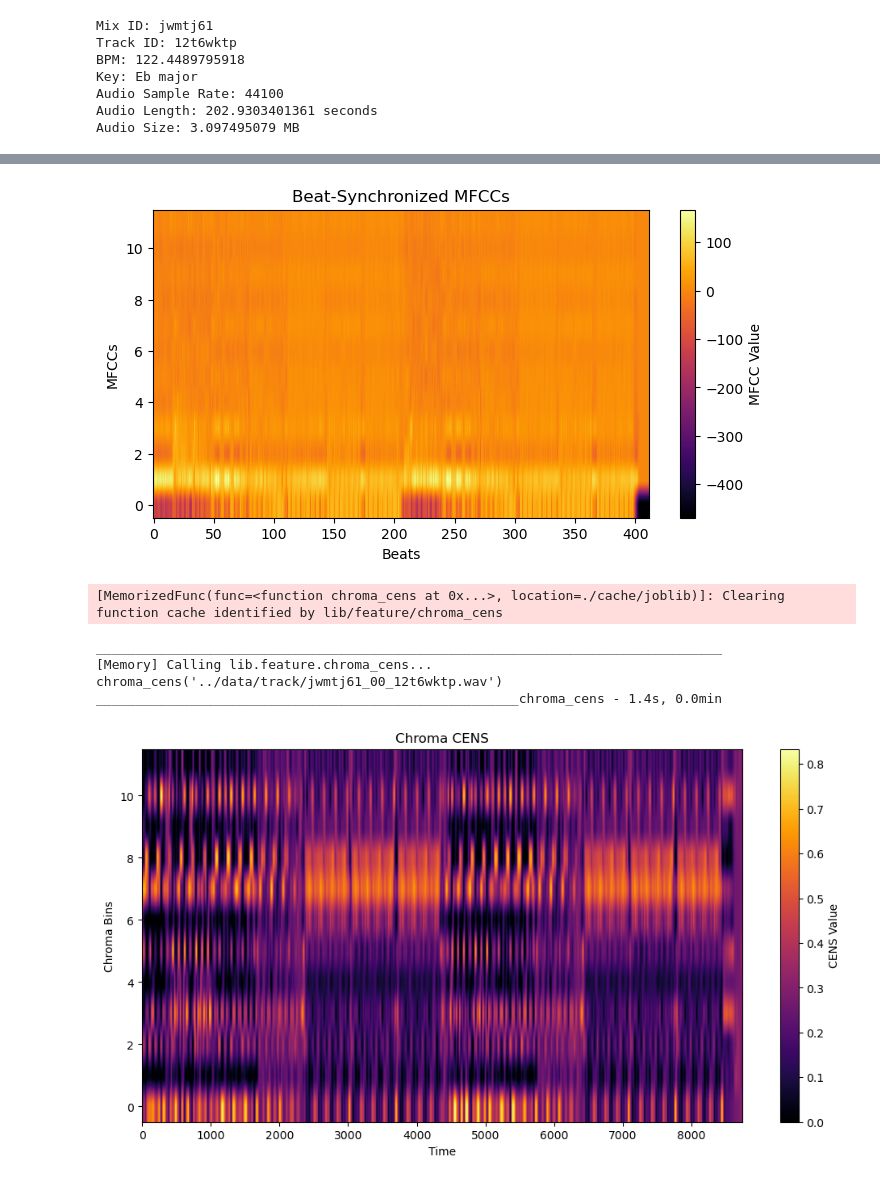
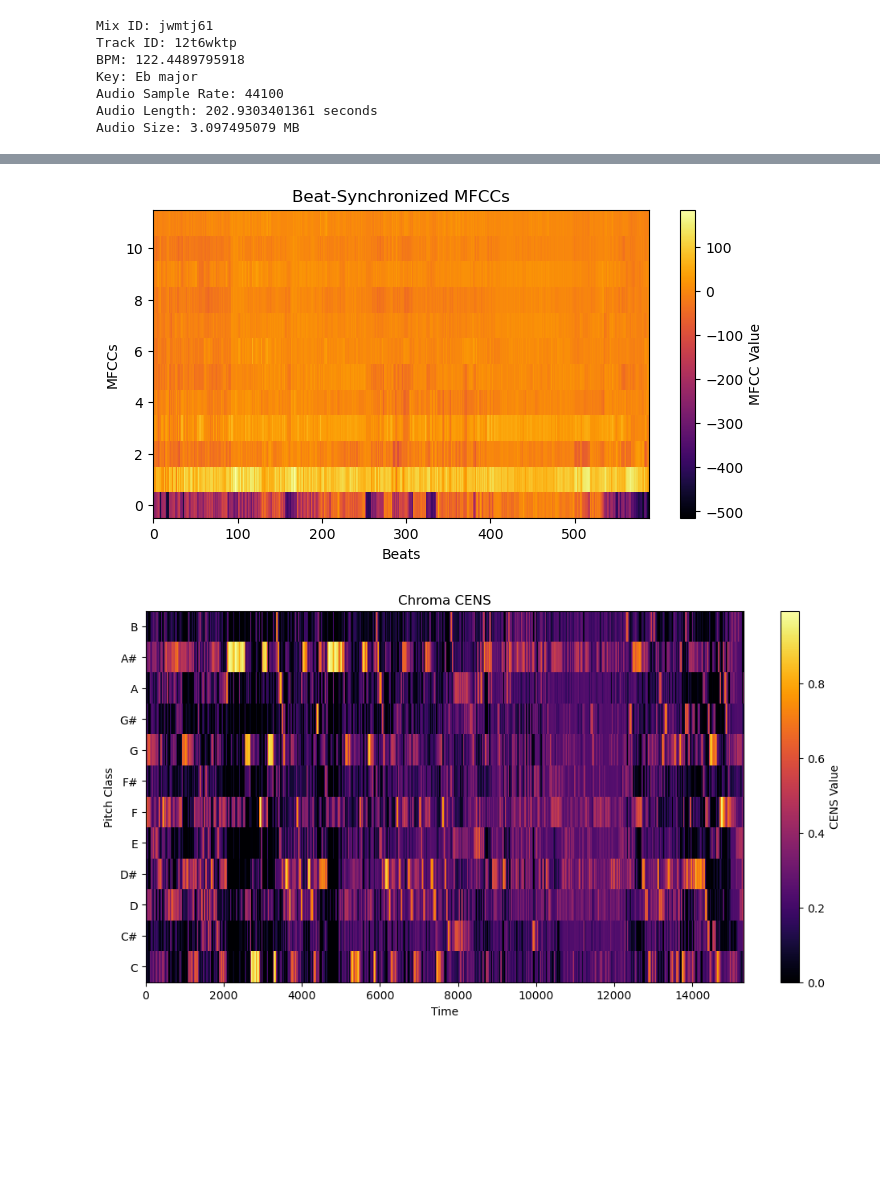
Before and after one commit to michaelhein39/dj-transition-predictor, a Jupyter notebook: notebooks/features_eda.ipynb, the cells around one changed output, grey strips where cells are left out. Cells and saved outputs as stored; diff of their text form; code cells hidden in the pictures; blank space fills up the shorter version.

Commit message:
new chroma_cqt

```diff
--- a/notebooks/features_eda.ipynb
+++ b/notebooks/features_eda.ipynb
@@ -10,7 +10,7 @@ sys.path.insert(0, '../')
 import lib.feature as ft
 # %%
 # Load the audio file
-audio_path = '../data/track/jwmtj61_00_12t6wktp.wav'
+audio_path = '../data/misc_songs/Bohemian Rhapsody.mp3'
 audio_signal, sr = librosa.load(audio_path)
 # %%
 # Data on this track from tracks.csv
@@ -153,33 +144,32 @@ beat_mfccs = ft.beat_mfcc(audio_path)
 
 # Create an image of the beat MFCCs
 plt.figure(figsize=(8, 4))
-plt.imshow(beat_mfccs, cmap='inferno', origin='lower', aspect='auto')
+plt.imshow(beat_mfccs, cmap='inferno', origin='lower', aspect='auto', interpolation='none')
 plt.xlabel('Beats')
 plt.ylabel('MFCCs')
-plt.title('Beat-Synchronized MFCCs')
+plt.title('Beat-Aggregated MFCCs')
 plt.colorbar(label='MFCC Value')
 plt.show()
 # %% [output]
-[figure, old version]
+[figure, new version]
 # %%
 # Compute chroma CENS
 chroma_cens = ft.chroma_cens(audio_path)
 
 # Create an image of the chroma CENS
 plt.figure(figsize=(12, 6))
-plt.imshow(chroma_cens, cmap='inferno', origin='lower', aspect='auto')
+plt.imshow(chroma_cens, cmap='inferno', origin='lower', aspect='auto', interpolation='none')
+
+pitch_classes = ['C', 'C#', 'D', 'D#', 'E', 'F', 'F#', 'G', 'G#', 'A', 'A#', 'B']
+plt.yticks(np.arange(12), pitch_classes)
+plt.ylabel('Pitch Class')
+
 plt.xlabel('Time')
-plt.ylabel('Chroma Bins')
 plt.title('Chroma CENS')
 plt.colorbar(label='CENS Value')
 plt.show()
 # %% [output]
-[MemorizedFunc(func=<function chroma_cens at 0x...>, location=./cache/joblib)]: Clearing function cache identified by lib/feature/chroma_cens
-________________________________________________________________________________
-[Memory] Calling lib.feature.chroma_cens...
-chroma_cens('../data/track/jwmtj61_00_12t6wktp.wav')
-______________________________________________________chroma_cens - 1.4s, 0.0min
-[figure, old version]
+[figure, new version]
 # %%
 # Compute beat chroma CENS
 beat_chroma_cens = ft.beat_chroma_cens(audio_path)
```
Also changed, not shown: parts of 8 cells of this notebook, 1 other file.
